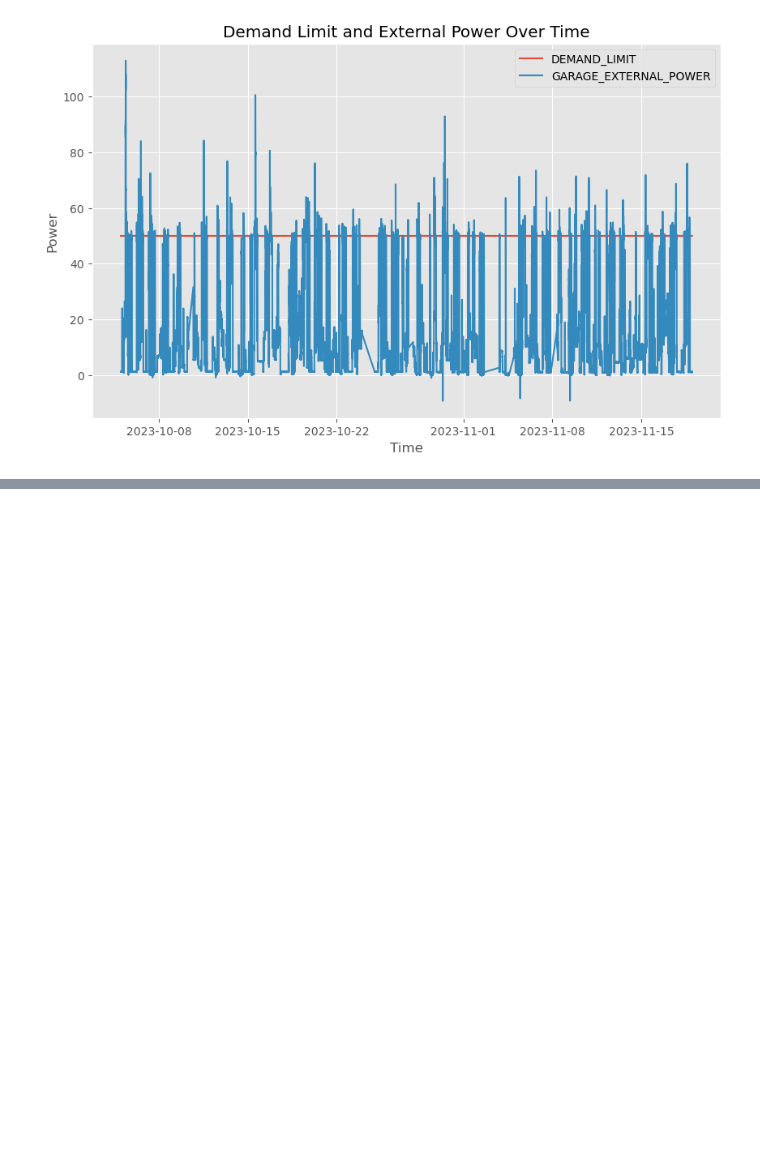
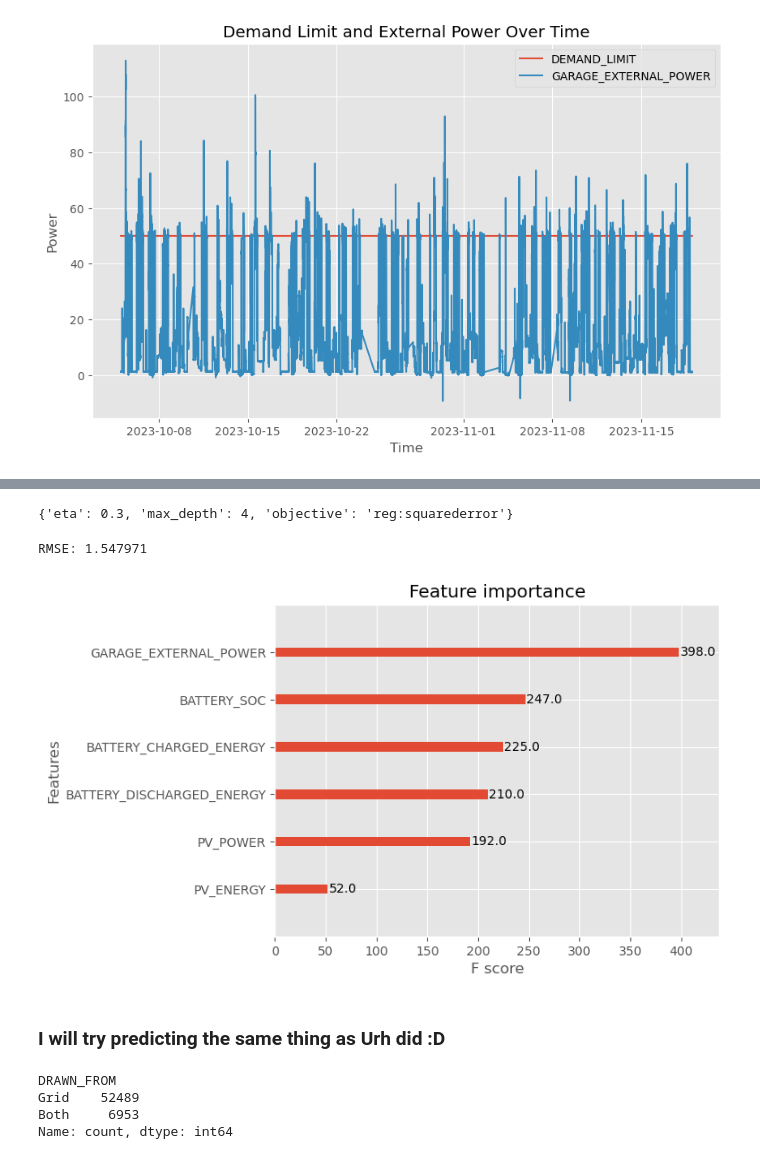
Before and after one commit to SanchoSamba/DS-project, a Jupyter notebook: explor_Adam_Rychert.ipynb, the cells around one changed output, grey strips where cells are left out. Saved outputs shown, nothing was run; the diff lists cells and outputs as text; code cells hidden in the pictures; blank space fills up the shorter version.

Commit message:
XGBoost model

```diff
--- a/explor_Adam_Rychert.ipynb
+++ b/explor_Adam_Rychert.ipynb
@@ -408,0 +447,2 @@ plt.show()
+# %%
+ds['_time'] = pd.to_datetime(ds['_time'])
@@ -408,0 +458,67 @@ plt.show()
+# %%
+ds_static = ds
+# %%
+import xgboost as xgb
+from sklearn.model_selection import train_test_split
+from sklearn.model_selection import GridSearchCV
+
+# Select features and target
+features = ds_static.drop(['_time', 'BATTERY_DISCHARGE_POWER'], axis=1)
+target = ds_static['BATTERY_DISCHARGE_POWER']
+
+# Split data into training and test sets
+X_train, X_test, y_train, y_test = train_test_split(features, target, test_size=0.2, random_state=42)
+
+# Convert the dataset into an optimized data structure called Dmatrix that XGBoost supports
+D_train = xgb.DMatrix(X_train, label=y_train)
+D_test = xgb.DMatrix(X_test, label=y_test)
+# %%
+# Define XGBoost parameters
+param_grid = {
+    'eta': [0.01, 0.1, 0.3, 0.5],
+    'max_depth': [4, 6, 8, 10],
+    'objective': ['reg:squarederror'],
+}
+
+
+xgb_model = xgb.XGBRegressor()
+# Initialize GridSearchCV
+
+grid_search = GridSearchCV(estimator=xgb_model, param_grid=param_grid, cv=10, scoring='neg_mean_squared_error')
+
+grid_search.fit(X_train, y_train)
+
+# Print the best parameters
+print(grid_search.best_params_)
+# %% [output]
+{'eta': 0.3, 'max_depth': 4, 'objective': 'reg:squarederror'}
+# %%
+# Define XGBoost parameters
+params = {
+    'eta': 0.3,
+    'max_depth': 4,
+    'objective': 'reg:squarederror',
+}
+
+# Train the model
+model = xgb.train(params, D_train, num_boost_round = 100)
+# %%
+# Make predictions
+preds = model.predict(D_test)
+
+# Calculate RMSE
+rmse = np.sqrt(((preds - y_test) ** 2).mean())
+print("RMSE: %f" % (rmse))
+# %% [output]
+RMSE: 1.547971
+# %%
+# Get feature importance
+importance = model.get_score(importance_type='weight')
+
+# Plot feature importance
+xgb.plot_importance(model)
+plt.show()
+# %% [output]
+[figure, added]
+# %% [markdown]
+### I will try predicting the same thing as Urh did :D
@@ -408,0 +549,7 @@ plt.show()
+# %%
+ds_static["DRAWN_FROM"].value_counts()
+# %% [output]
+DRAWN_FROM
+Grid    52489
+Both     6953
+Name: count, dtype: int64
```
Also changed, not shown: parts of 20 cells of this notebook, 1 other file.
